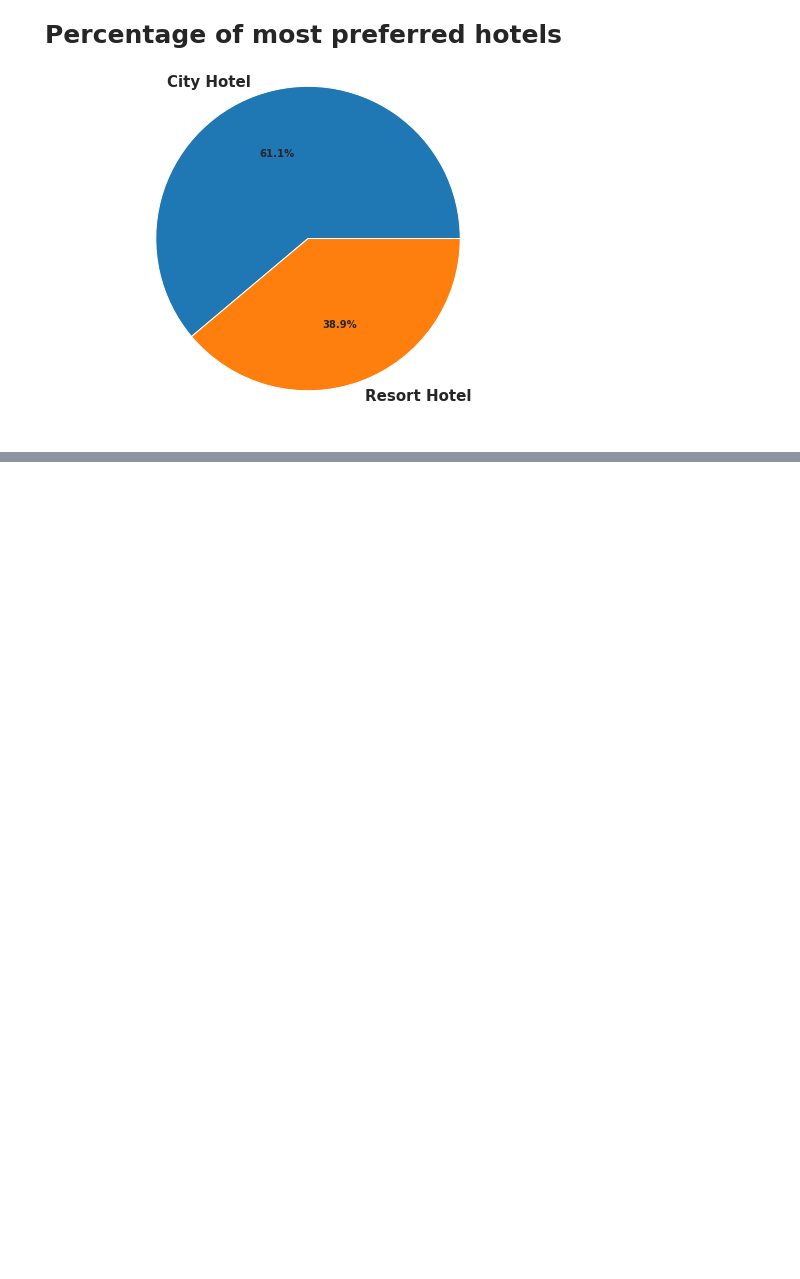
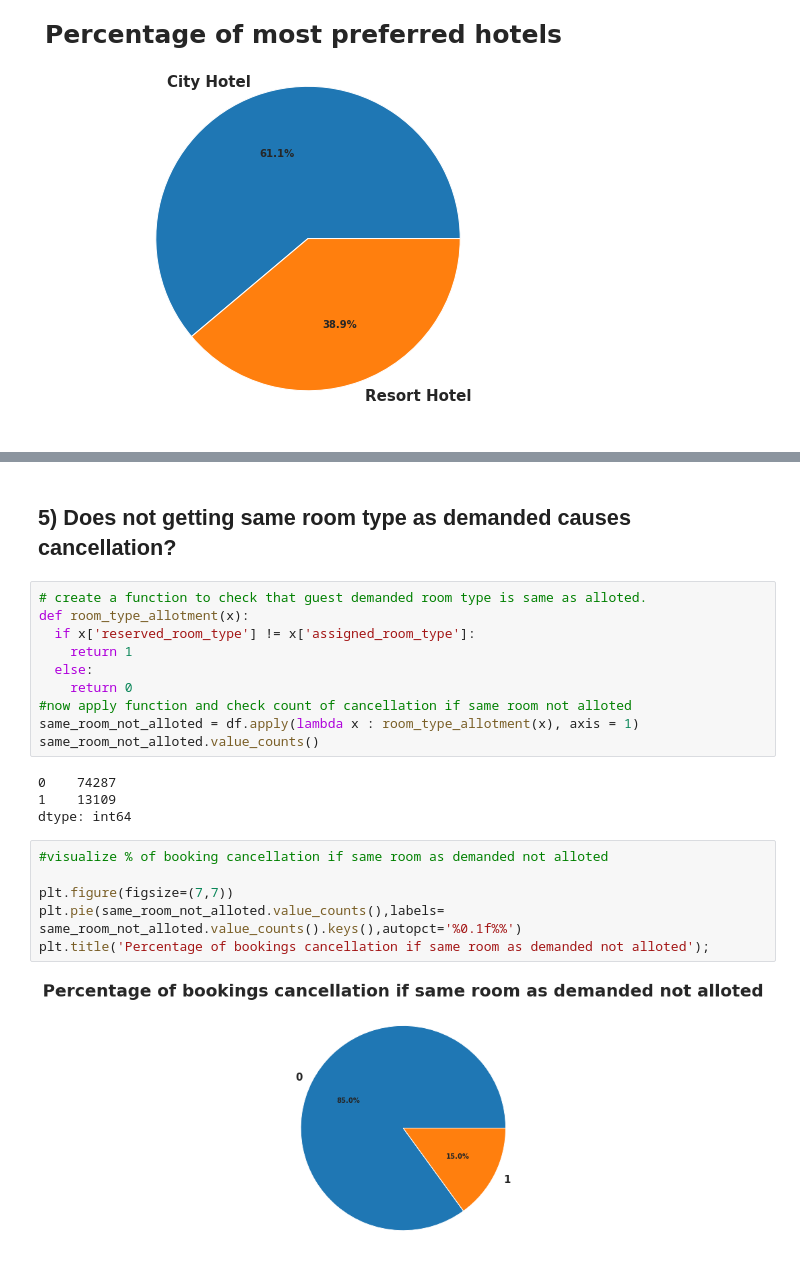
Before and after one commit to PranayUmredkar97/EDA-Hotel-Bookings-Capstone-Project-1, a Jupyter notebook: EDA_Hotel_Bookings_Capstone_Project1.ipynb, the cells around one changed output, grey strips where cells are left out. Saved outputs shown, nothing was run; the diff lists cells and outputs as text; blank space fills up the shorter version.

```diff
--- a/EDA_Hotel_Bookings_Capstone_Project1.ipynb
+++ b/EDA_Hotel_Bookings_Capstone_Project1.ipynb
@@ -384,0 +475,24 @@ plt.title('Percentage of most preferred hotels ');
+# %% [markdown]
+## 5) Does not getting same room type as demanded causes cancellation?
+# %%
+# create a function to check that guest demanded room type is same as alloted.
+def room_type_allotment(x):
+  if x['reserved_room_type'] != x['assigned_room_type']:
+    return 1
+  else:
+    return 0
+#now apply function and check count of cancellation if same room not alloted
+same_room_not_alloted = df.apply(lambda x : room_type_allotment(x), axis = 1)
+same_room_not_alloted.value_counts()
+# %% [output]
+0    74287
+1    13109
+dtype: int64
+# %%
+#visualize % of booking cancellation if same room as demanded not alloted
+
+plt.figure(figsize=(7,7))
+plt.pie(same_room_not_alloted.value_counts(),labels= same_room_not_alloted.value_counts().keys(),autopct='%0.1f%%')
+plt.title('Percentage of bookings cancellation if same room as demanded not alloted');
+# %% [output]
+[figure, added]
```
Also changed, not shown: parts of 39 cells of this notebook.
